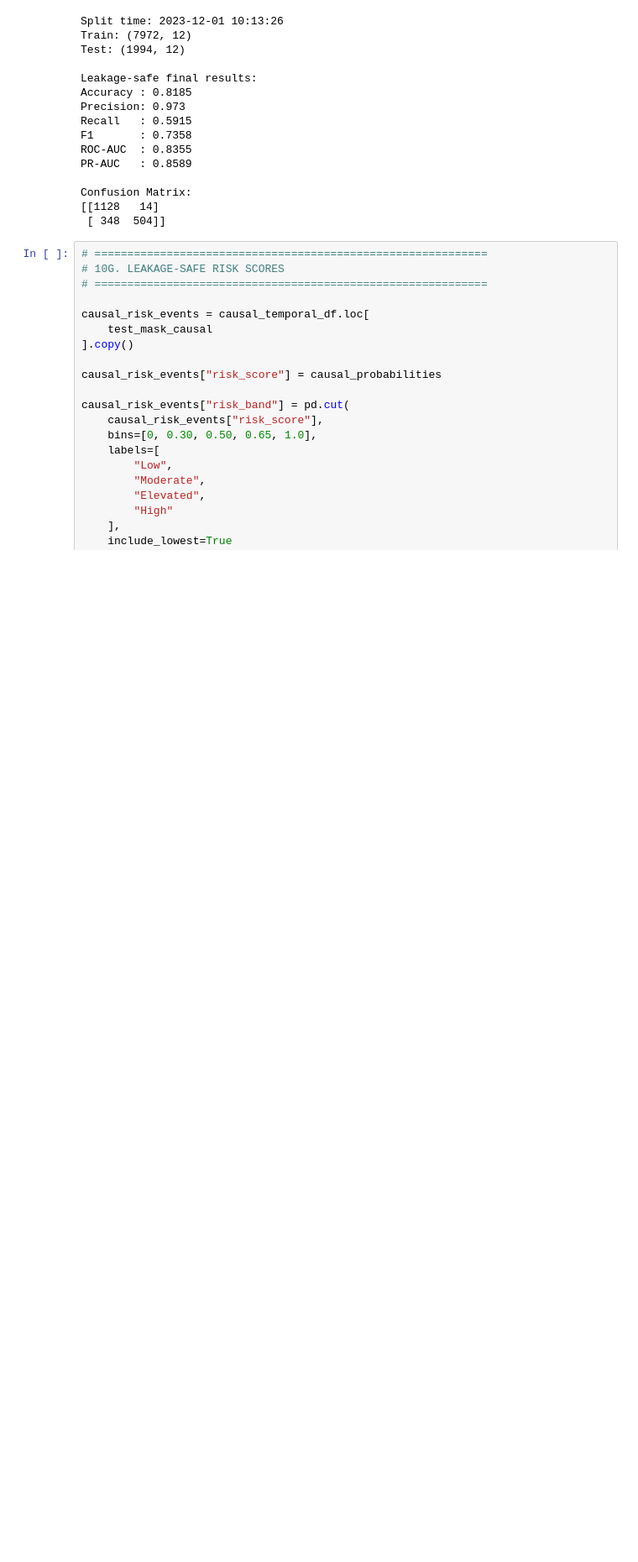
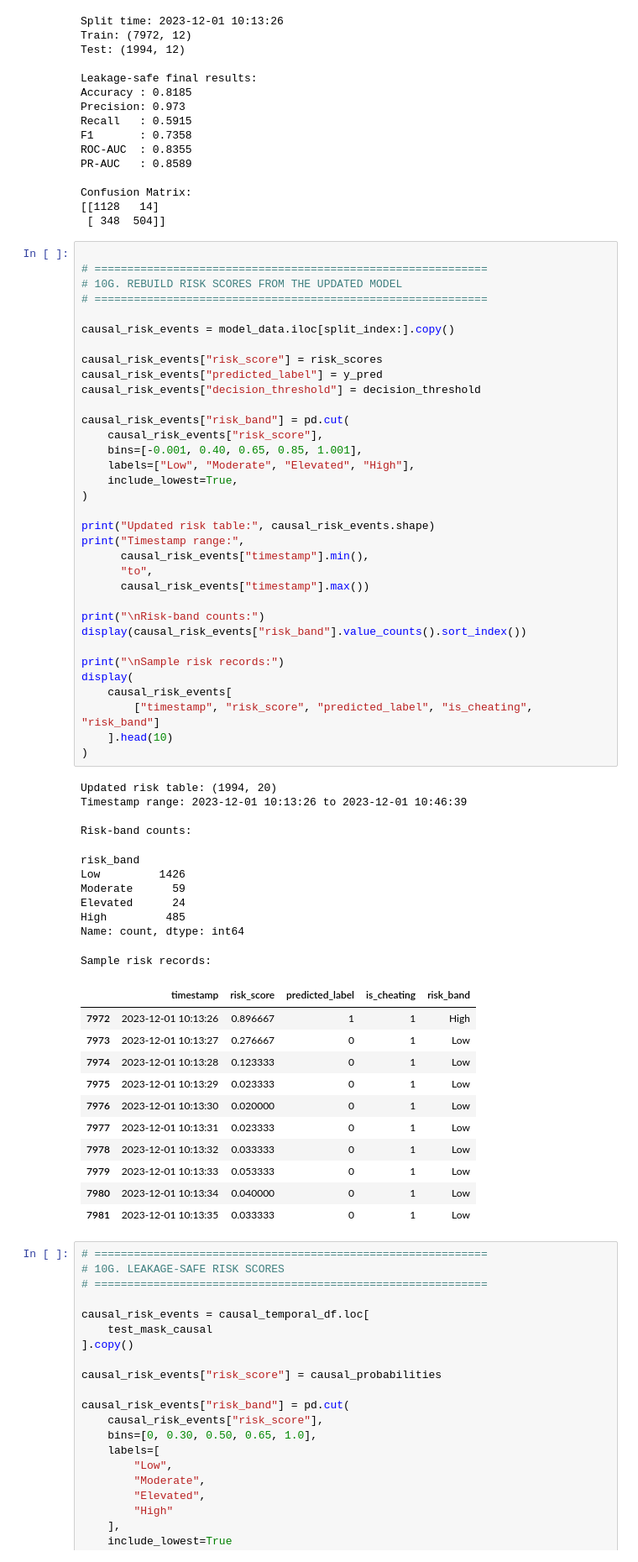
Before and after one commit to Divyanshuraj2350/executive-panopticon, a Jupyter notebook: notebooks/Executive_Panopticon.ipynb, the cells around one changed output. Shown at 84% size. Cells and saved outputs as stored; diff of their text form; blank space fills up the shorter version.

```diff
--- a/notebooks/Executive_Panopticon.ipynb
+++ b/notebooks/Executive_Panopticon.ipynb
@@ -3864,6 +3983,63 @@ PR-AUC   : 0.8589
 Confusion Matrix:
 [[1128   14]
  [ 348  504]]
+# %%
+
+# ============================================================
+# 10G. REBUILD RISK SCORES FROM THE UPDATED MODEL
+# ============================================================
+
+causal_risk_events = model_data.iloc[split_index:].copy()
+
+causal_risk_events["risk_score"] = risk_scores
+causal_risk_events["predicted_label"] = y_pred
+causal_risk_events["decision_threshold"] = decision_threshold
+
+causal_risk_events["risk_band"] = pd.cut(
+    causal_risk_events["risk_score"],
+    bins=[-0.001, 0.40, 0.65, 0.85, 1.001],
+    labels=["Low", "Moderate", "Elevated", "High"],
+    include_lowest=True,
+)
+
+print("Updated risk table:", causal_risk_events.shape)
+print("Timestamp range:",
+      causal_risk_events["timestamp"].min(),
+      "to",
+      causal_risk_events["timestamp"].max())
+
+print("\nRisk-band counts:")
+display(causal_risk_events["risk_band"].value_counts().sort_index())
+
+print("\nSample risk records:")
+display(
+    causal_risk_events[
+        ["timestamp", "risk_score", "predicted_label", "is_cheating", "risk_band"]
+    ].head(10)
+)
+# %% [output]
+Updated risk table: (1994, 20)
+Timestamp range: 2023-12-01 10:13:26 to 2023-12-01 10:46:39
+
+Risk-band counts:
+risk_band
+Low         1426
+Moderate      59
+Elevated      24
+High         485
+Name: count, dtype: int64
+Sample risk records:
+|  | timestamp | risk_score | predicted_label | is_cheating | risk_band |
+| 7972 | 2023-12-01 10:13:26 | 0.896667 | 1 | 1 | High |
+| 7973 | 2023-12-01 10:13:27 | 0.276667 | 0 | 1 | Low |
+| 7974 | 2023-12-01 10:13:28 | 0.123333 | 0 | 1 | Low |
+| 7975 | 2023-12-01 10:13:29 | 0.023333 | 0 | 1 | Low |
+| 7976 | 2023-12-01 10:13:30 | 0.020000 | 0 | 1 | Low |
+| 7977 | 2023-12-01 10:13:31 | 0.023333 | 0 | 1 | Low |
+| 7978 | 2023-12-01 10:13:32 | 0.033333 | 0 | 1 | Low |
+| 7979 | 2023-12-01 10:13:33 | 0.053333 | 0 | 1 | Low |
+| 7980 | 2023-12-01 10:13:34 | 0.040000 | 0 | 1 | Low |
+| 7981 | 2023-12-01 10:13:35 | 0.033333 | 0 | 1 | Low |
 # %%
 # ============================================================
 # 10G. LEAKAGE-SAFE RISK SCORES
```
Also changed, not shown: parts of 25 cells of this notebook, 3 other files.
